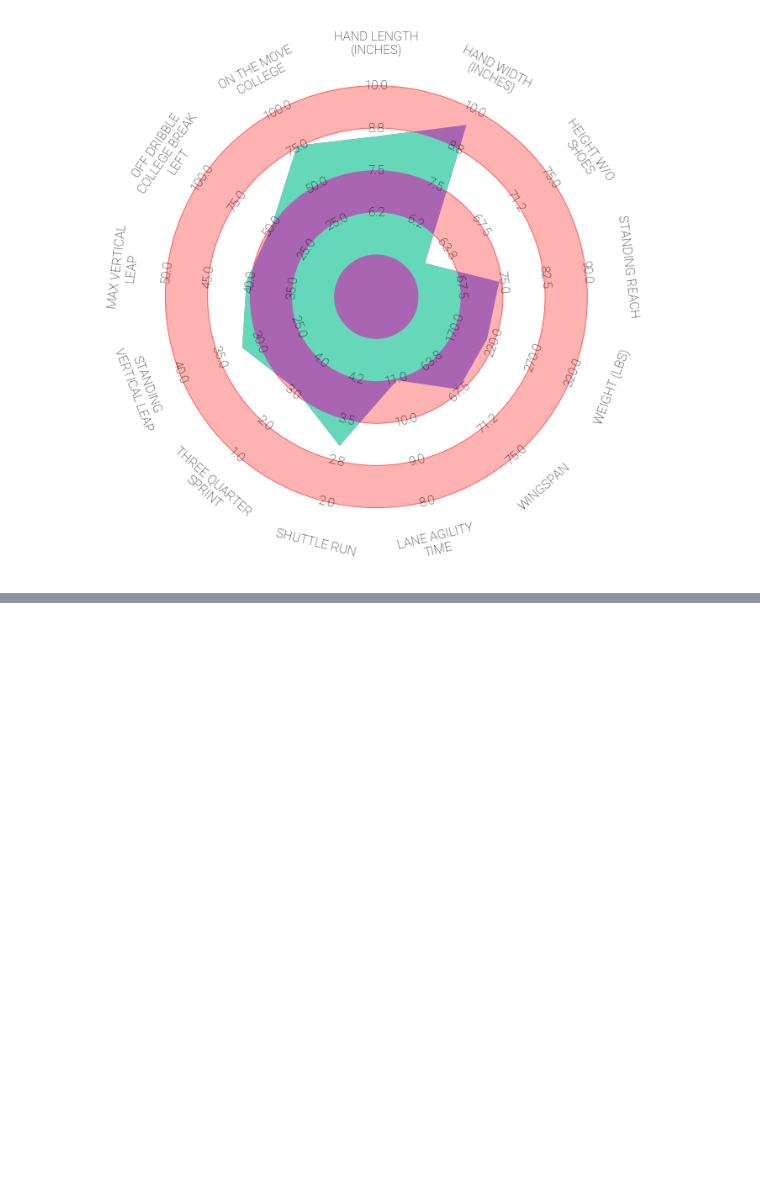
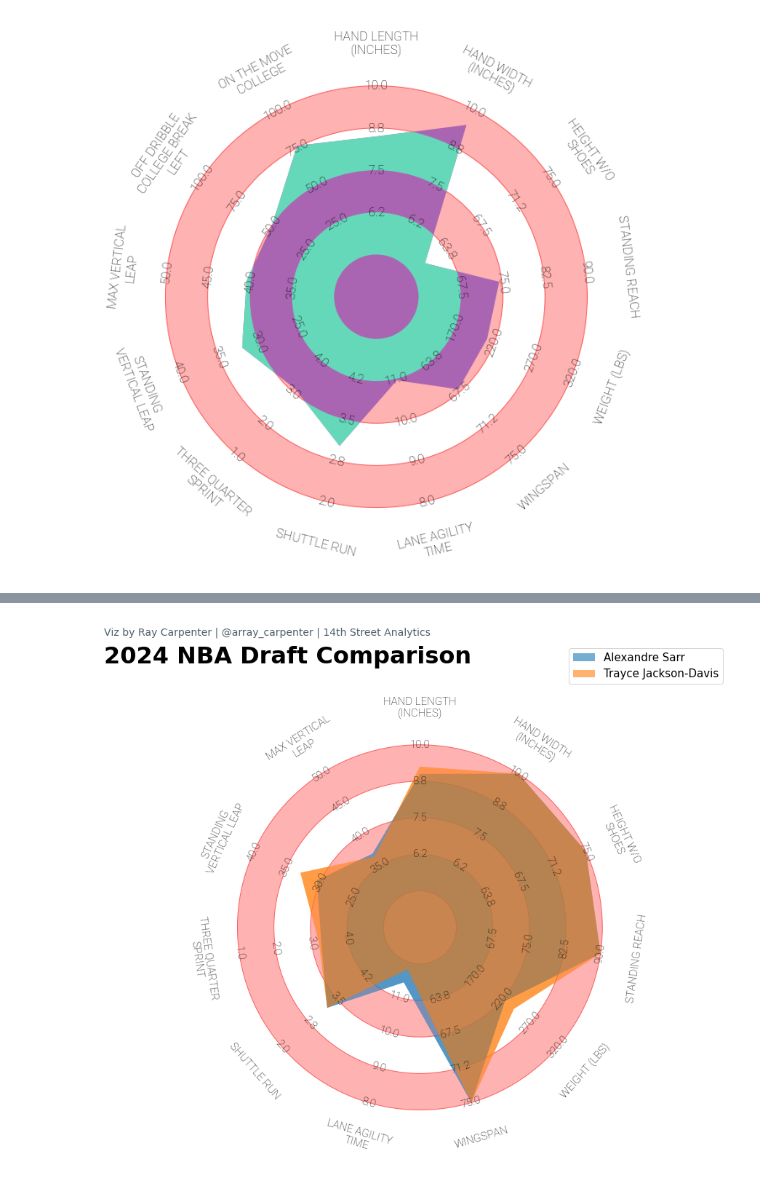
Before and after one commit to array-carpenter/14thstreetanalytics, a Jupyter notebook: basketball/nba_draft.ipynb, the cells around one changed output, grey strips where cells are left out. Cells and saved outputs as stored; diff of their text form; code cells hidden in the pictures; blank space fills up the shorter version.

```diff
--- a/basketball/nba_draft.ipynb
+++ b/basketball/nba_draft.ipynb
@@ -375,0 +467,91 @@ plt.show()
+# %%
+from mplsoccer import radar_chart, Radar, FontManager, grid
+from highlight_text import fig_text
+import matplotlib.pyplot as plt
+
+# Parameter names of the statistics we want to show
+params = [
+    'HAND LENGTH (INCHES)', 'HAND WIDTH (INCHES)', 'HEIGHT W/O SHOES', 'STANDING REACH', 'WEIGHT (LBS)', 'WINGSPAN',
+    'LANE AGILITY TIME', 'SHUTTLE RUN', 'THREE QUARTER SPRINT', 'STANDING VERTICAL LEAP', 'MAX VERTICAL LEAP'
+]
+
+# The lower and upper boundaries for the statistics
+low =  [5, 5, 60, 60, 120, 60, 8, 2, 1, 20, 30]
+high = [10, 10, 75, 90, 320, 75, 12, 5, 5, 40, 50]
+
+# Alexandre Sarr values
+alexandre_values = [9, 10, 83.75, 110, 224.2, 88.25, 11.43, 3.23, 3.27, 30.5, 37]
+
+# Trayce Jackson-Davis values (excluding fields where Alexandre has no value)
+trayce_values = [9.25, 10.75, 80.25, 106, 240.4, 85, 11.8, 3.23, 3.2, 33, 36.5]
+
+# Filter out the fields where either player has a value of 0 or "-"
+filtered_indices = [i for i, value in enumerate(alexandre_values) if value != 0 and value != '-']
+filtered_params = [params[i] for i in filtered_indices]
+filtered_low = [low[i] for i in filtered_indices]
+filtered_high = [high[i] for i in filtered_indices]
+filtered_alexandre_values = [alexandre_values[i] for i in filtered_indices]
+filtered_trayce_values = [trayce_values[i] for i in filtered_indices]
+
+# Add anything to this list where having a lower number is better
+lower_is_better = ['LANE AGILITY TIME', 'SHUTTLE RUN', 'THREE QUARTER SPRINT']
+
+# FontManager URLs
+URL1 = ('https://raw.githubusercontent.com/googlefonts/SourceSerifProGFVersion/main/fonts/SourceSerifPro-Regular.ttf')
+serif_regular = FontManager(URL1)
+URL2 = ('https://raw.githubusercontent.com/googlefonts/SourceSerifProGFVersion/main/fonts/SourceSerifPro-ExtraLight.ttf')
+serif_extra_light = FontManager(URL2)
+URL3 = ('https://raw.githubusercontent.com/google/fonts/main/ofl/rubikmonoone/RubikMonoOne-Regular.ttf')
+rubik_regular = FontManager(URL3)
+URL4 = 'https://raw.githubusercontent.com/googlefonts/roboto/main/src/hinted/Roboto-Thin.ttf'
+robotto_thin = FontManager(URL4)
+URL5 = ('https://raw.githubusercontent.com/google/fonts/main/apache/robotoslab/RobotoSlab%5Bwght%5D.ttf')
+robotto_bold = FontManager(URL5)
+
+radar = Radar(filtered_params, filtered_low, filtered_high,
+              lower_is_better=lower_is_better,
+              round_int=[False] * len(filtered_params),
+              num_rings=4,  # The number of concentric circles (excluding center circle)
+              ring_width=1, center_circle_radius=1)
+
+fig, ax = radar.setup_axis()  # Format axis as a radar
+
+# Set the background color to white
+fig.patch.set_facecolor('white')
+ax.set_facecolor('white')
+
+rings_inner = radar.draw_circles(ax=ax, facecolor='#ffb2b2', edgecolor='#fc5f5f')  # Draw circles
+radar_output_alexandre = radar.draw_radar(filtered_alexandre_values, ax=ax,
+                                          kwargs_radar={'facecolor': '#1f77b4', 'alpha': 0.6},
+                                          kwargs_rings={'facecolor': '#1f77b4', 'alpha': 0.4})  # Draw the radar for Alexandre Sarr
+radar_output_trayce = radar.draw_radar(filtered_trayce_values, ax=ax,
+                                       kwargs_radar={'facecolor': '#ff7f0e', 'alpha': 0.6},
+                                       kwargs_rings={'facecolor': '#ff7f0e', 'alpha': 0.4})  # Draw the radar for Trayce Jackson-Davis
+
+range_labels = radar.draw_range_labels(ax=ax, fontsize=15, fontproperties=robotto_thin.prop)  # Draw the range labels
+param_labels = radar.draw_param_labels(ax=ax, fontsize=15, fontproperties=robotto_thin.prop)  # Draw the param labels
+
+# Add a legend and move it to the top right
+legend = ax.legend([radar_output_alexandre[0], radar_output_trayce[0]],
+                   ['Alexandre Sarr', 'Trayce Jackson-Davis'],
+                   loc='upper right', bbox_to_anchor=(1.15, 1.1), fontsize=15, frameon=True)
+
+# Add title and footer text
+fig_text(
+    x=0.01, y=0.95,
+    s="2024 NBA Draft Comparison",
+    va="top", ha="left",
+    fontsize=32, color="black", weight="bold",
+    fig=fig
+)
+fig_text(
+    x=0.01, y=.98,
+    s="Viz by Ray Carpenter | @array_carpenter | 14th Street Analytics",
+    va="top", ha="left",
+    fontsize=14, color="#4E616C",
+    fig=fig
+)
+
+plt.show()
+# %% [output]
+[figure, added]
```
Also changed, not shown: parts of 1 cell of this notebook.
